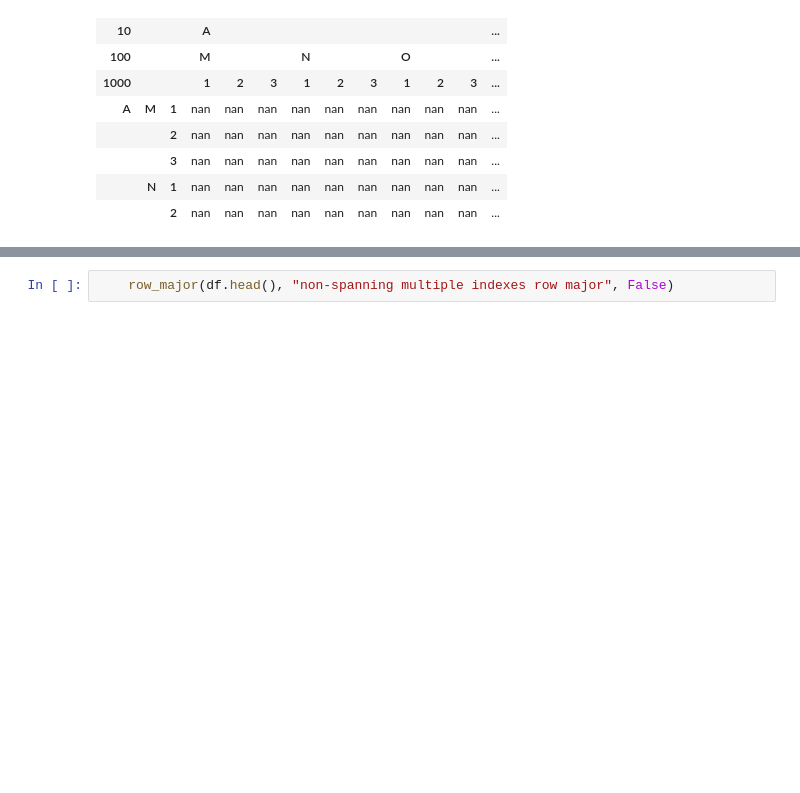
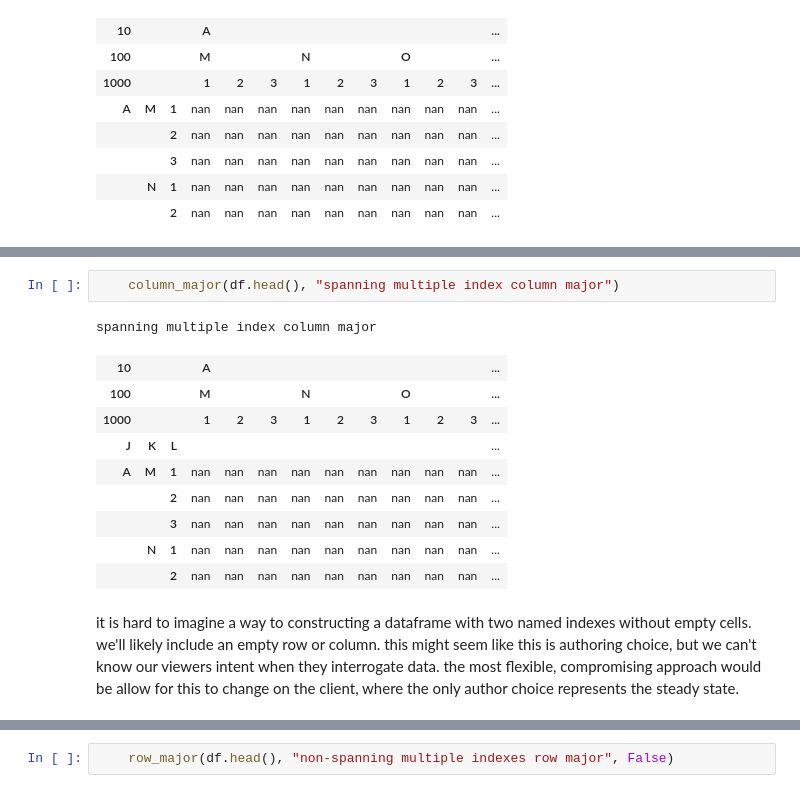
Before and after one commit to tonyfast/tonyfast, a Jupyter notebook: tonyfast/xxiv/2024-02-20-multiindex-html.ipynb, the cells around one changed output, grey strips where cells are left out. Drawn from its saved outputs; the diff is of its cells as text; blank space fills up the shorter version.

Commit message:
more content to pandas indexes

```diff
--- a/tonyfast/xxiv/2024-02-20-multiindex-html.ipynb
+++ b/tonyfast/xxiv/2024-02-20-multiindex-html.ipynb
@@ -649,0 +664,16 @@ spanning multiple index column major
+# %%
+    column_major(df.head(), "spanning multiple index column major")
+# %% [output]
+spanning multiple index column major
+| 10 |  |  | A |  |  |  |  |  |  |  |  | ... |
+| 100 |  |  | M |  |  | N |  |  | O |  |  | ... |
+| 1000 |  |  | 1 | 2 | 3 | 1 | 2 | 3 | 1 | 2 | 3 | ... |
+| J | K | L |  |  |  |  |  |  |  |  |  | ... |
+| A | M | 1 | nan | nan | nan | nan | nan | nan | nan | nan | nan | ... |
+|  |  | 2 | nan | nan | nan | nan | nan | nan | nan | nan | nan | ... |
+|  |  | 3 | nan | nan | nan | nan | nan | nan | nan | nan | nan | ... |
+|  | N | 1 | nan | nan | nan | nan | nan | nan | nan | nan | nan | ... |
+|  |  | 2 | nan | nan | nan | nan | nan | nan | nan | nan | nan | ... |
+# %% [markdown]
+it is hard to imagine a way to constructing a dataframe with two named indexes without empty cells.
+we'll likely include an empty row or column. this might seem like this is authoring choice, but we can't know our viewers intent when they interrogate data. the most flexible, compromising approach would be allow for this to change on the client, where the only author choice represents the steady state.
```
Also changed, not shown: parts of 6 cells of this notebook.
